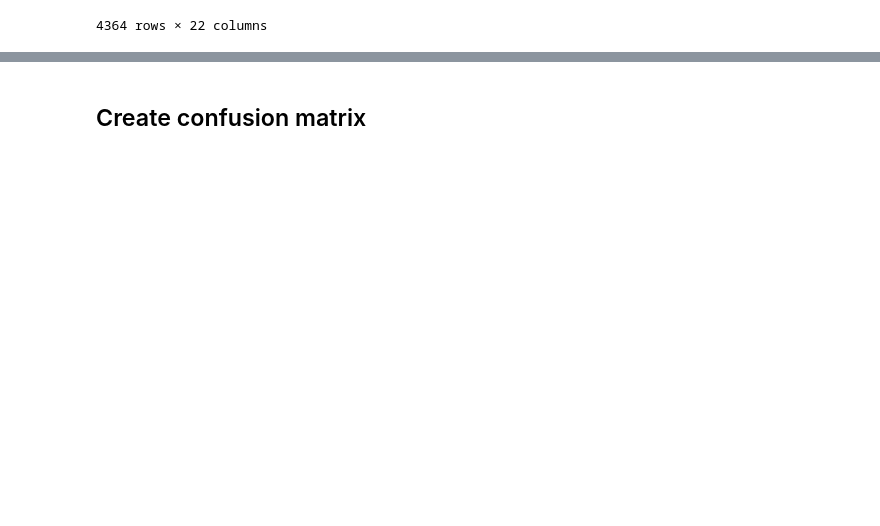
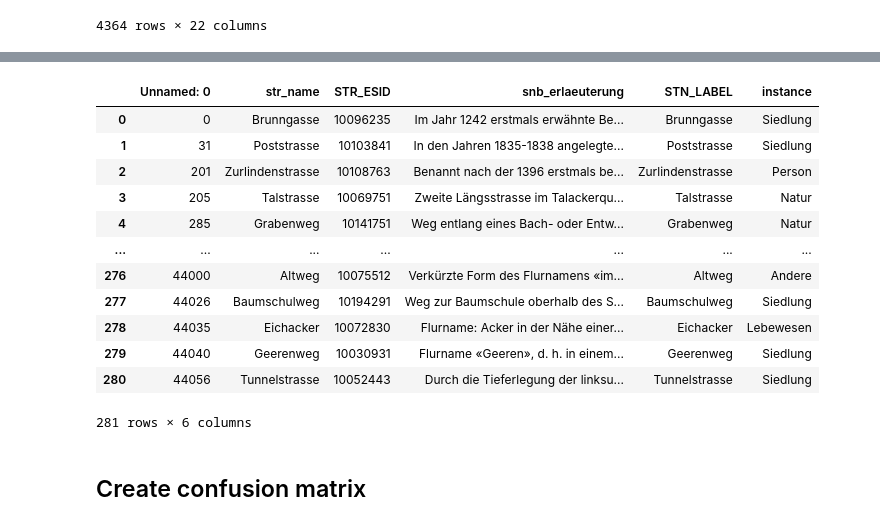
Before and after one commit to CaptainInler/cassda-zertifikatsarbeit, a Jupyter notebook: Evaluation/verification.ipynb, the cells around one changed output, grey strips where cells are left out. Saved outputs shown, nothing was run; the diff lists cells and outputs as text; code cells hidden in the pictures; blank space fills up the shorter version.

```diff
--- a/Evaluation/verification.ipynb
+++ b/Evaluation/verification.ipynb
@@ -492,0 +558,16 @@ merge
+# %%
+merge_zh
+# %% [output]
+|  | Unnamed: 0 | str_name | STR_ESID | snb_erlaeuterung | STN_LABEL | instance |
+| 0 | 0 | Brunngasse | 10096235 | Im Jahr 1242 erstmals erwähnte Be... | Brunngasse | Siedlung |
+| 1 | 31 | Poststrasse | 10103841 | In den Jahren 1835-1838 angelegte... | Poststrasse | Siedlung |
+| 2 | 201 | Zurlindenstrasse | 10108763 | Benannt nach der 1396 erstmals be... | Zurlindenstrasse | Person |
+| 3 | 205 | Talstrasse | 10069751 | Zweite Längsstrasse im Talackerqu... | Talstrasse | Natur |
+| 4 | 285 | Grabenweg | 10141751 | Weg entlang eines Bach- oder Entw... | Grabenweg | Natur |
+| ... | ... | ... | ... | ... | ... | ... |
+| 276 | 44000 | Altweg | 10075512 | Verkürzte Form des Flurnamens «im... | Altweg | Andere |
+| 277 | 44026 | Baumschulweg | 10194291 | Weg zur Baumschule oberhalb des S... | Baumschulweg | Siedlung |
+| 278 | 44035 | Eichacker | 10072830 | Flurname: Acker in der Nähe einer... | Eichacker | Lebewesen |
+| 279 | 44040 | Geerenweg | 10030931 | Flurname «Geeren», d. h. in einem... | Geerenweg | Siedlung |
+| 280 | 44056 | Tunnelstrasse | 10052443 | Durch die Tieferlegung der linksu... | Tunnelstrasse | Siedlung |
+281 rows × 6 columns
```
Also changed, not shown: parts of 34 cells of this notebook, 14 other files.
